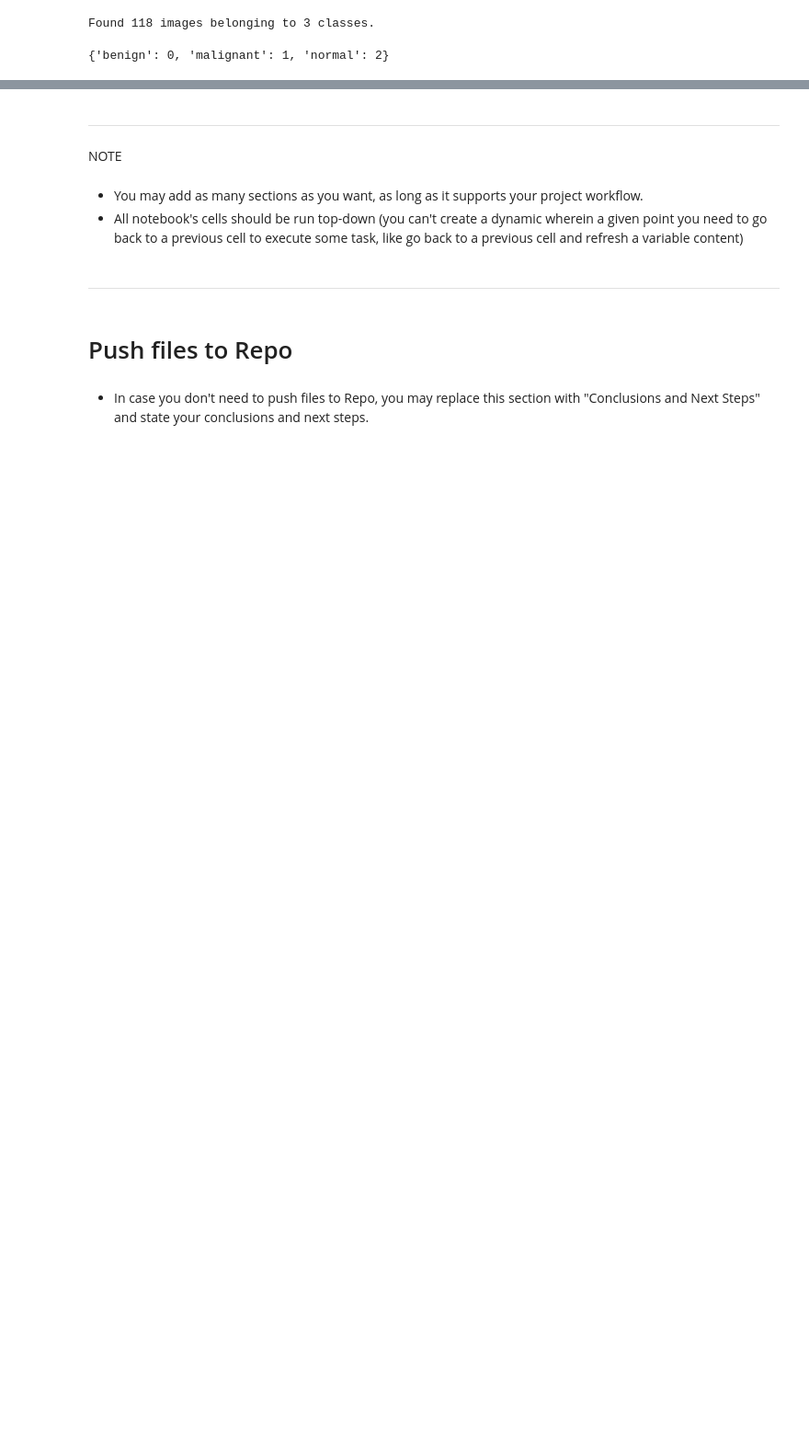
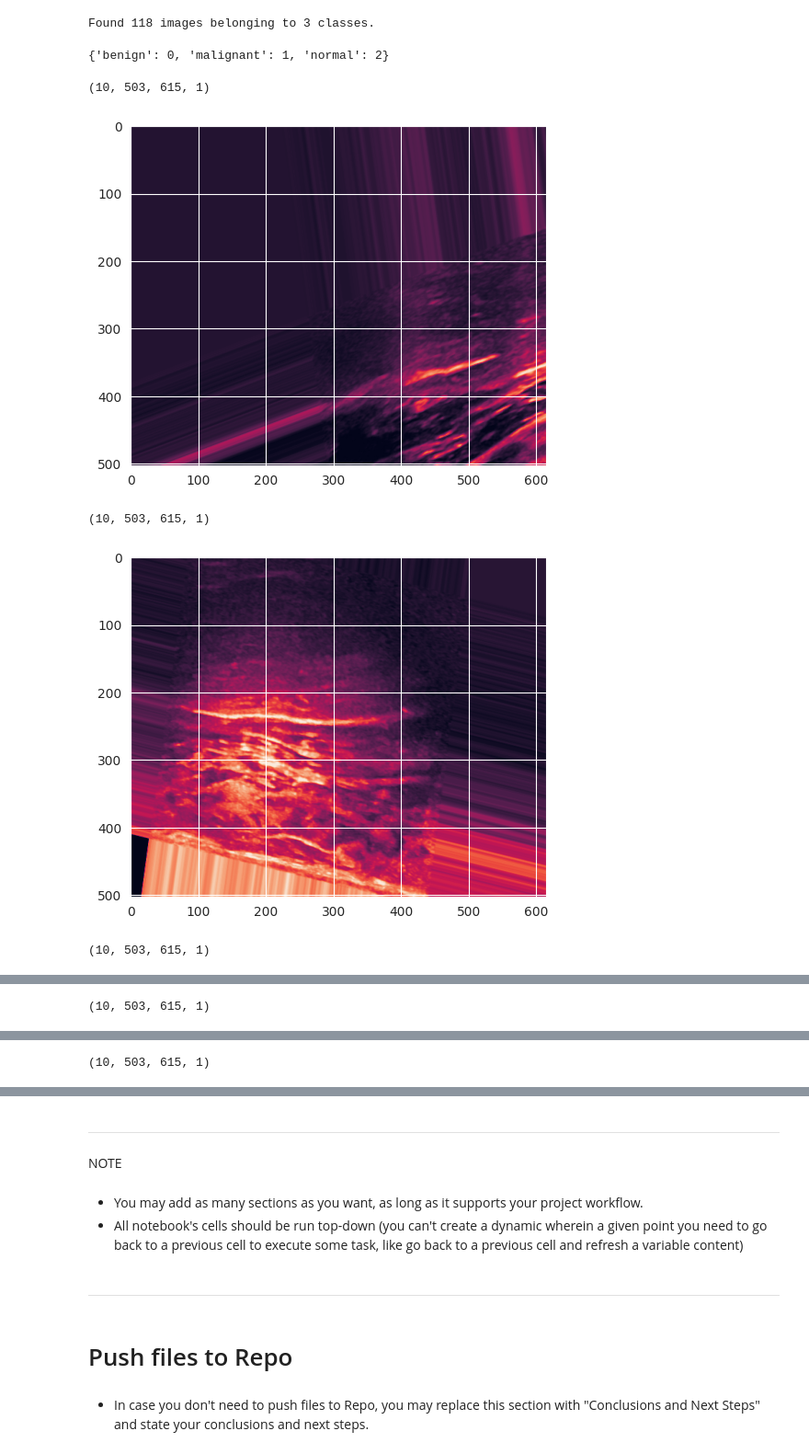
Before and after one commit to Hasmelash95/breast-cancer-detection, a Jupyter notebook: jupyter_notebooks/Modelling and Evaluation.ipynb, the cells around one changed output, grey strips where cells are left out. Shown at 92% size. Saved outputs shown, nothing was run; the diff lists cells and outputs as text; code cells hidden in the pictures; blank space fills up the shorter version.

Commit message:
Plot augmented train images

```diff
--- a/jupyter_notebooks/Modelling and Evaluation.ipynb
+++ b/jupyter_notebooks/Modelling and Evaluation.ipynb
@@ -229,3 +231,15 @@ test_set.class_indices
 # %% [output]
 Found 118 images belonging to 3 classes.
 {'benign': 0, 'malignant': 1, 'normal': 2}
+# %%
+for _ in range(5):
+    X, y = train_set.next()
+    print(X.shape)
+    plt.imshow(X[0])
+    plt.show()
+# %% [output]
+(10, 503, 615, 1)
+[figure, added]
+(10, 503, 615, 1)
+[figure, added]
+(10, 503, 615, 1)
@@ -231,0 +247 @@ Found 118 images belonging to 3 classes.
+(10, 503, 615, 1)
@@ -231,0 +249 @@ Found 118 images belonging to 3 classes.
+(10, 503, 615, 1)
```
Also changed, not shown: parts of 2 cells of this notebook.
